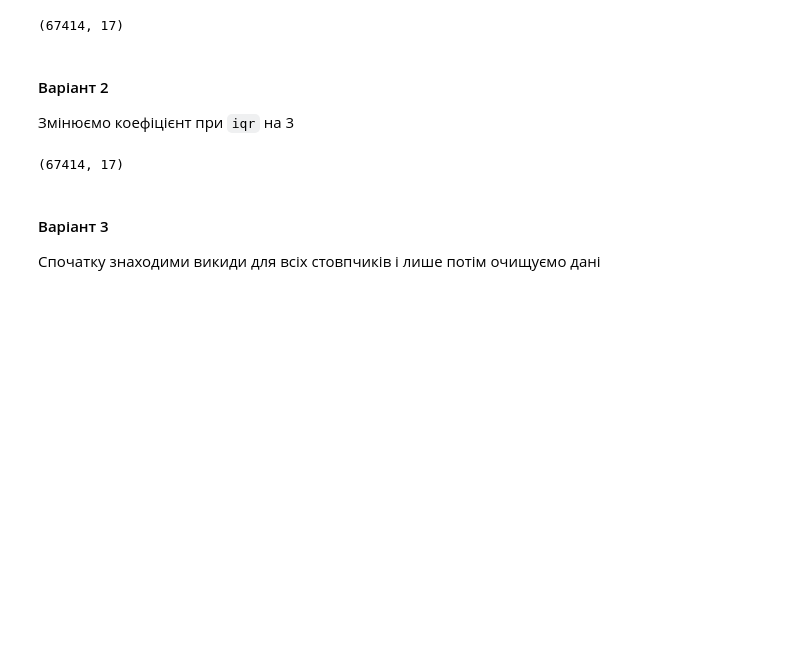
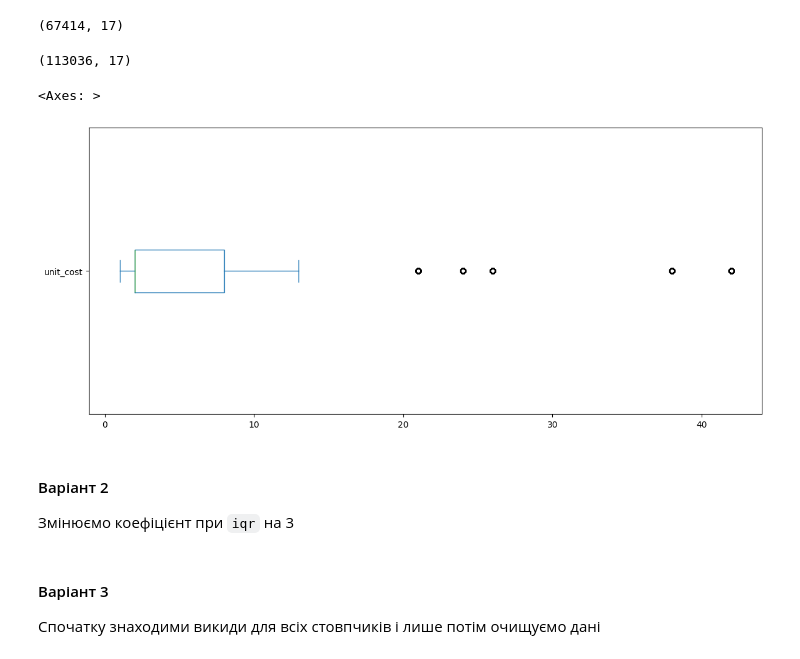
Before and after one commit to HalyshAnton/ITStep-AI, a Jupyter notebook: data_analysis.ipynb, the cells around one changed output. Saved outputs shown, nothing was run; the diff lists cells and outputs as text; code cells hidden in the pictures; blank space fills up the shorter version.

```diff
--- a/data_analysis.ipynb
+++ b/data_analysis.ipynb
@@ -204,3 +197,7 @@ sales['unit_cost'].plot(kind='box', vert=False, figsize=(14,6))
 # %% [output]
 <Axes: >
 [figure]
+# %%
+mask = sales["unit_cost"] < 100
+
+sales[mask]['unit_cost'].plot(kind='box', vert=False, figsize=(14,6))
@@ -246,6 +246,15 @@ for column_name in sales1.columns:
 sales1.shape
 # %% [output]
 (67414, 17)
+# %%
+sales.shape
+# %% [output]
+(113036, 17)
+# %%
+sales1['unit_cost'].plot(kind='box', vert=False, figsize=(14,6))
+# %% [output]
+<Axes: >
+[figure, added]
 # %% [markdown]
 #### Варіант 2
 Змінюємо коефіцієнт при `iqr` на 3
@@ -275,8 +284,6 @@ for column_name in sales2.columns:
 
 
 sales2.shape
-# %% [output]
-(67414, 17)
 # %% [markdown]
 #### Варіант 3
 Спочатку знаходими викиди для всіх стовпчиків і лише потім очищуємо дані
```
Also changed, not shown: parts of 39 cells of this notebook.
